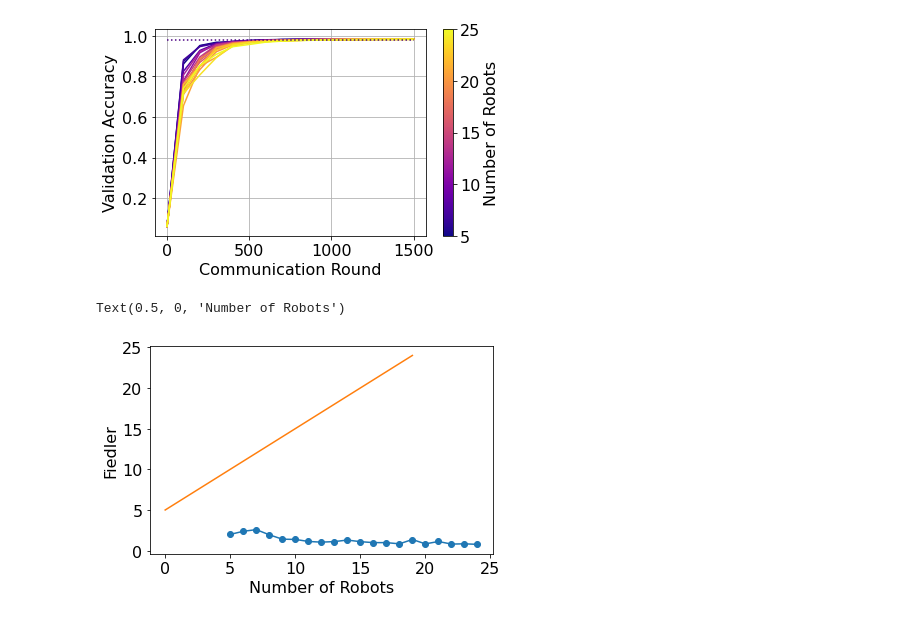
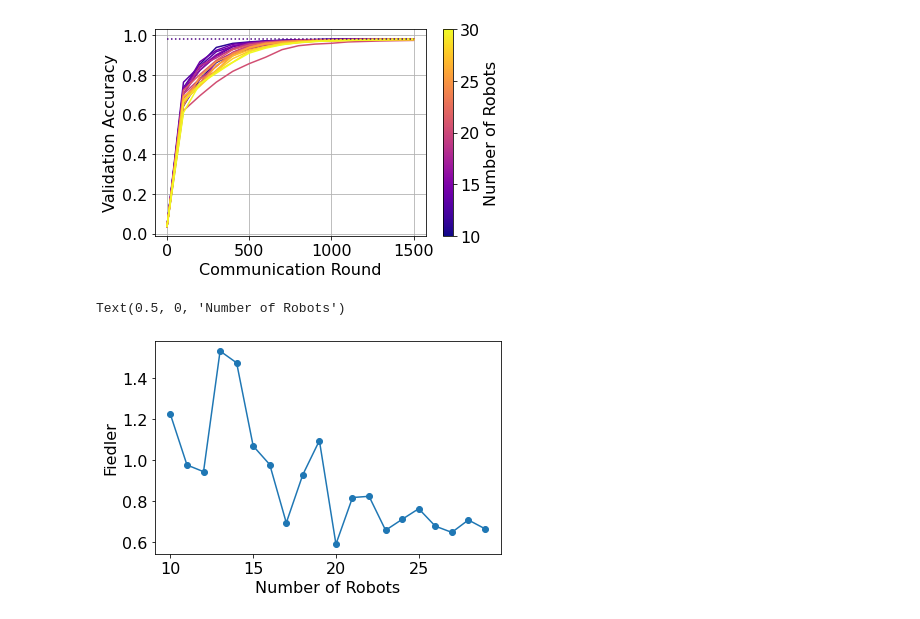
Before and after one commit to javieryu/nn_distributed_training, a Jupyter notebook: visualization/scaling_plots.ipynb, the cells around one changed output. Cells and saved outputs as stored; diff of their text form; code cells hidden in the pictures.

```diff
--- a/visualization/scaling_plots.ipynb
+++ b/visualization/scaling_plots.ipynb
@@ -12,9 +12,9 @@ plt.rcParams.update({'font.size': 16})
 data_dir = "../results_scaling/"
 
 # Delaunay
-sub_dir = os.path.join(data_dir, "2021-11-20_10-03_scaling_dinno_const_fied")
+#sub_dir = os.path.join(data_dir, "2021-11-22_06-01_scaling_dinno_const_fied")
 # Star
-#sub_dir = os.path.join(data_dir, "2021-11-20_07-04_scaling_dinno_const_fied")
+sub_dir = os.path.join(data_dir, "2021-11-20_07-04_scaling_dinno_const_fied")
 
 graph_pickles = glob.glob1(sub_dir, "*.gpickle")
 num_trials = len(graph_pickles)
@@ -31,28 +31,26 @@ for k in range(num_trials):
 # %%
 # Plot the accuracy per iteration
 fig, ax = plt.subplots(tight_layout=True)
 color_val = np.linspace(0, 1, num_trials)
 for k in range(num_trials):
-    if k == 5:
-        continue
     acc = results_all[k]["top1_accuracy"]
     acc = torch.stack(acc)
     mean = torch.mean(acc, dim=1)
     t = torch.arange(acc.shape[0]) * 100
     ax.plot(t, mean, c=mpl.cm.plasma(color_val[k]))
 
 cmap = mpl.cm.plasma
-units = mpl.colors.Normalize(vmin=5, vmax=25)
+units = mpl.colors.Normalize(vmin=10, vmax=30)
 fig.colorbar(mpl.cm.ScalarMappable(norm=units, cmap=cmap),
-    ax=ax, label="Number of Robots", ticks=[5, 10, 15, 20, 25])
+    ax=ax, label="Number of Robots", ticks=[10, 15, 20, 25, 30])
 
 ax.plot(t, 0.98 * np.ones_like(mean), c="indigo", linestyle=":")
 
 ax.set_ylabel("Validation Accuracy")
 ax.set_xlabel("Communication Round")
 ax.grid()
 # %% [output]
-[figure, old version]
+[figure, new version]
 # %%
 fieds = [nx.linalg.algebraic_connectivity(graphs_all[k]) for k in range(num_trials)]
 Ns = [len(graphs_all[k].nodes) for k in range(num_trials)]
@@ -63,4 +61,4 @@ ax.set_ylabel("Fiedler")
 ax.set_xlabel("Number of Robots")
 # %% [output]
 Text(0.5, 0, 'Number of Robots')
-[figure, old version]
+[figure, new version]
```
Also changed, not shown: 1 other file.
